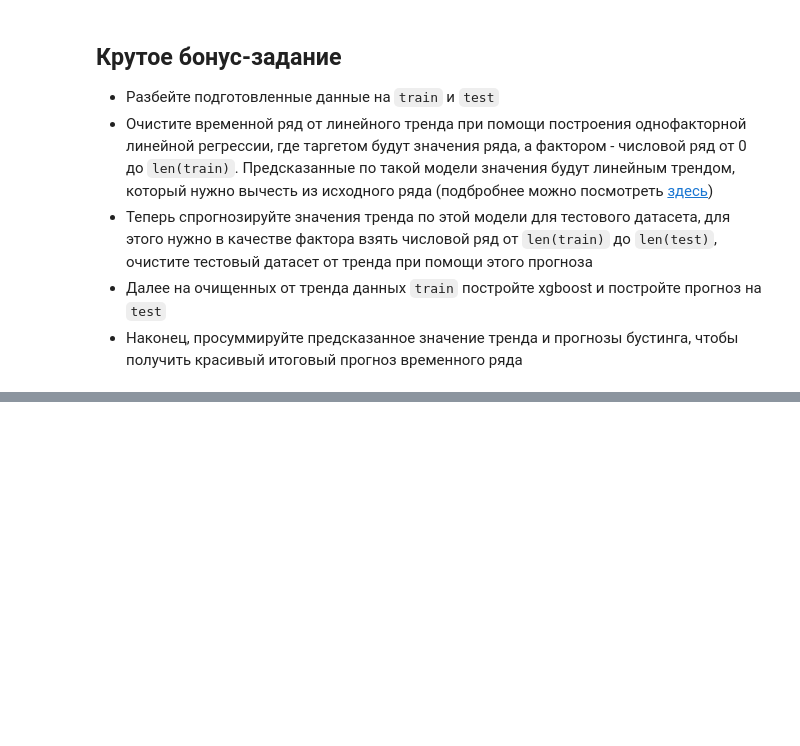
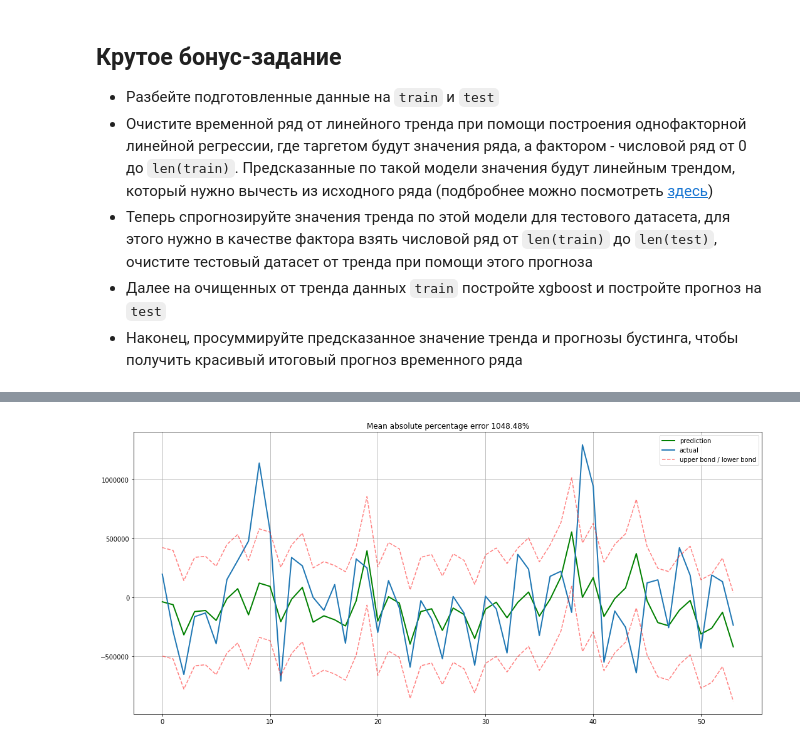
Before and after one commit to artwist-polyakov/sfml, a Jupyter notebook: hw_08/TimeSeries_in_Python_HW.ipynb, the cells around one changed output, grey strips where cells are left out. Saved outputs shown, nothing was run; the diff lists cells and outputs as text; code cells hidden in the pictures; blank space fills up the shorter version.

```diff
--- a/hw_08/TimeSeries_in_Python_HW.ipynb
+++ b/hw_08/TimeSeries_in_Python_HW.ipynb
@@ -862,0 +907,16 @@ ValueError: shapes (54,28) and (1,) not aligned: 28 (dim 1) != 1 (dim 0)
+# %%
+from xgboost import XGBRegressor
+
+xgb = XGBRegressor()
+xgb.fit(X_train_scaled, Y_train_detrended)
+
+plotModelResultsY(xgb, # изменил название функции и описал ее в предыдущем блоке
+                 X_train= X_train_scaled,
+                 X_test= X_test_scaled,
+                 y_test= Y_test_detrended, #добавил этот параметр в функцию
+                 y_train= Y_train_detrended, #добавил этот параметр в функцию
+                 plot_intervals=True)
+
+#Из-за выбросов получается большая ошибка 1048%, зато следующий график в п.5. получается хорошо!
+# %% [output]
+[figure, added]
```
Also changed, not shown: parts of 13 cells of this notebook.
